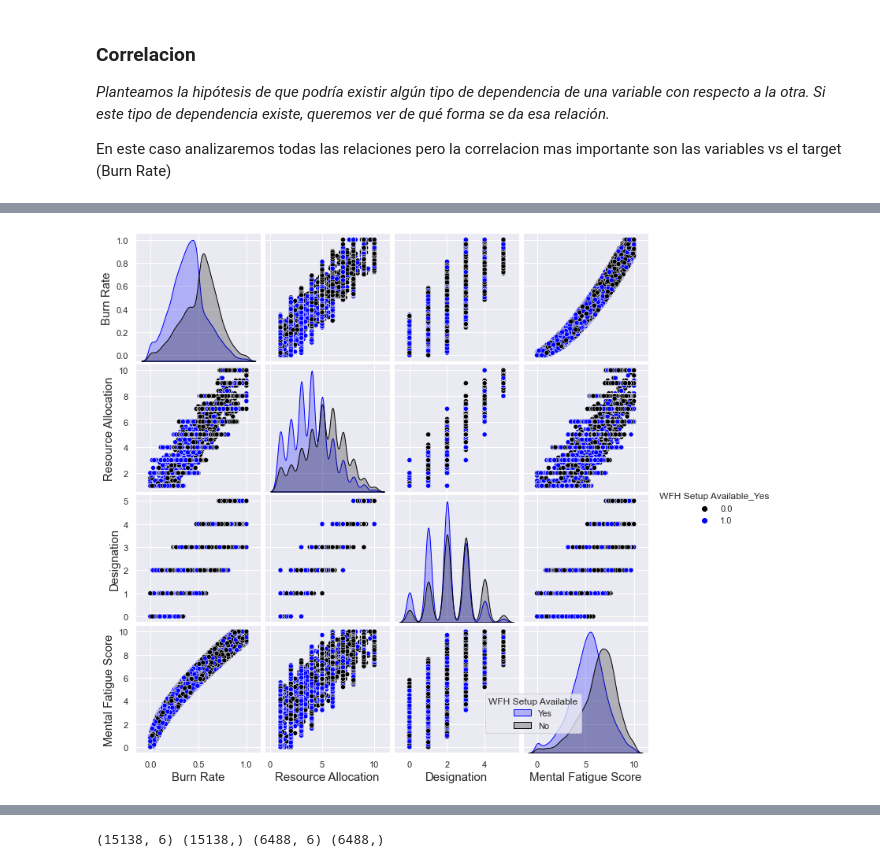
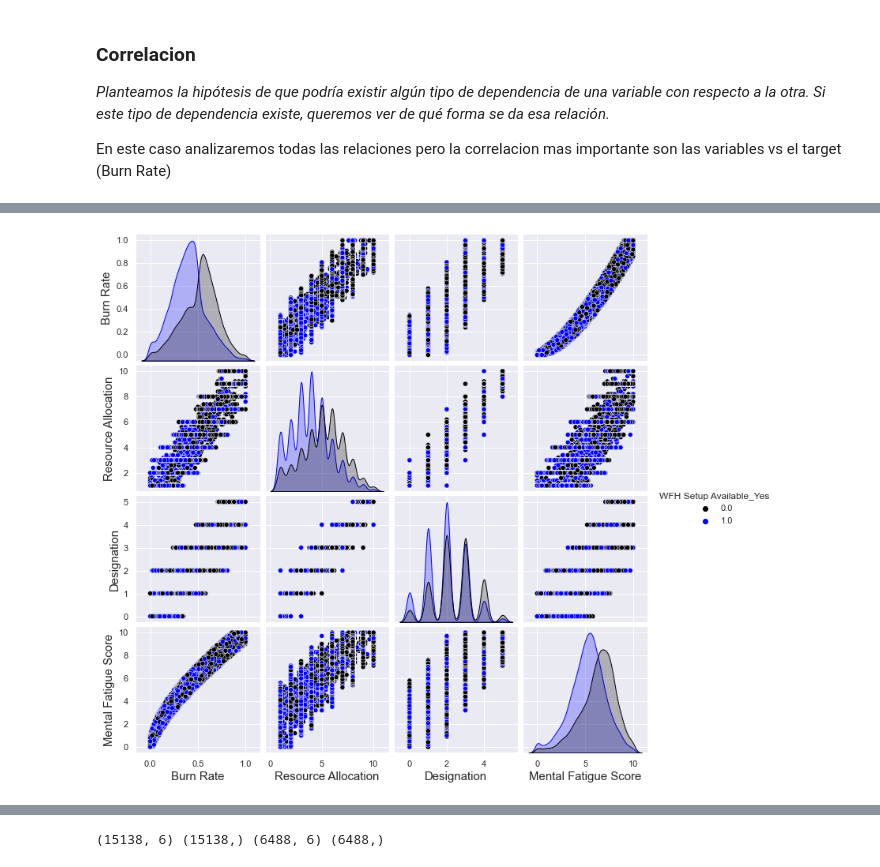
Before and after one commit to 11Feldman/BurnRate, a Jupyter notebook: ProyectoFinalFeldmanConstanzoDelgado.ipynb, the cells around one changed output, grey strips where cells are left out. Cells and saved outputs as stored; diff of their text form; code cells hidden in the pictures.

```diff
--- a/ProyectoFinalFeldmanConstanzoDelgado.ipynb
+++ b/ProyectoFinalFeldmanConstanzoDelgado.ipynb
@@ -340,20 +327,21 @@ fig.set_xticklabels(['Mujer','Hombre']);
 # %%
 graph = sns.pairplot(
     df_rellenado[['Burn Rate','Resource Allocation','Designation','Mental Fatigue Score','WFH Setup Available_Yes']],
+    #df_rellenado,
     hue='WFH Setup Available_Yes',
     hue_order=None, palette=['black','blue'],
     vars=None, x_vars=None, y_vars=None,
     kind="scatter", diag_kind="auto", markers=None,
     height=2.5, aspect=1, corner=False, dropna=False,
     plot_kws=None, diag_kws=None, grid_kws=None, size=None,
 )
 
-plt.legend(
-  bbox_to_anchor=(0.5,0.5),
-  title='WFH Setup Available',
-  labels=['Yes', 'No']
-)
+#plt.legend(
+#  bbox_to_anchor=(0.5,0.5),
+#  title='WFH Setup Available',
+#  labels=['Yes', 'No']
+#)
 
 plt.show(graph)
 # %% [output]
-[figure, old version]
+[figure, new version]
```
Also changed, not shown: parts of 32 cells of this notebook.
